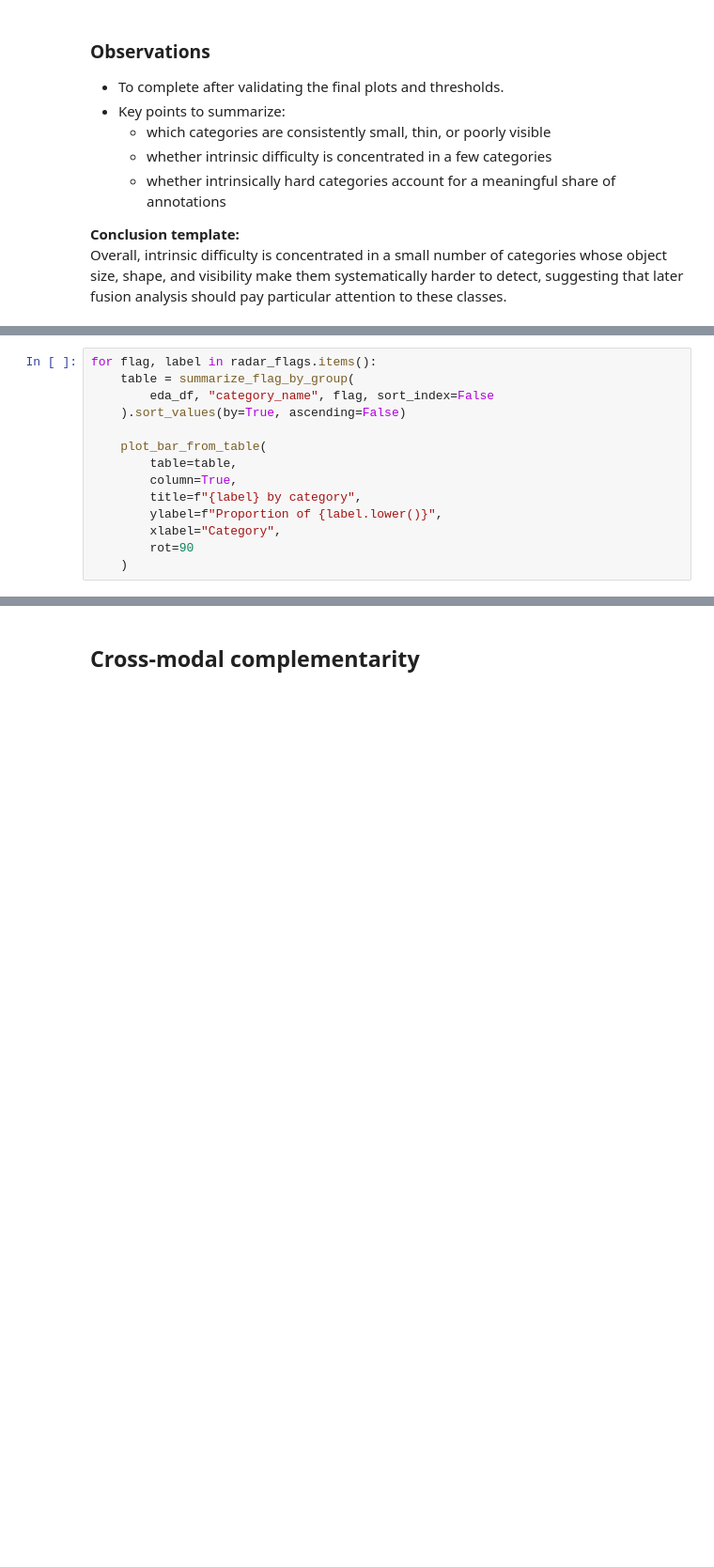
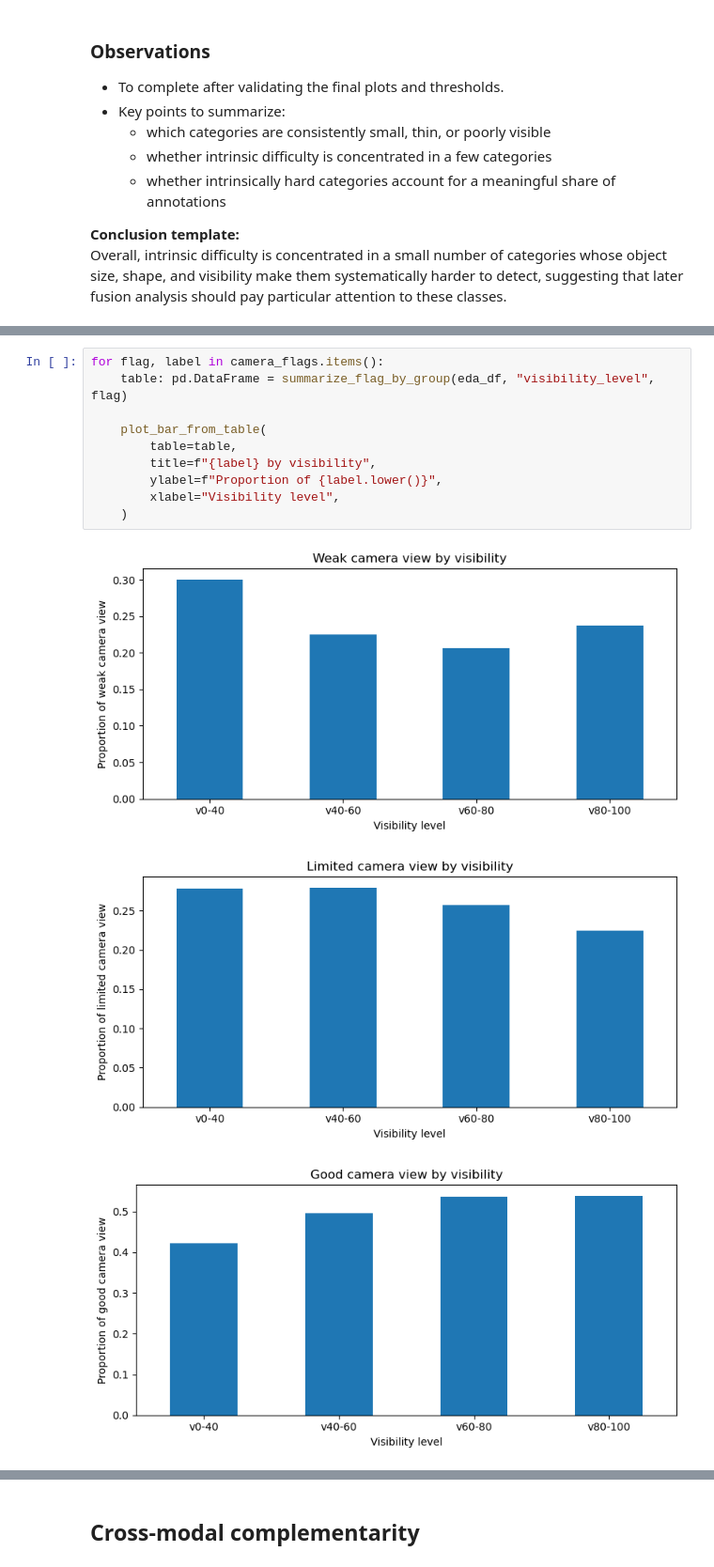
Before and after one commit to darkcyan-ugli-fruit/nuscenes-multimodal-learning, a Jupyter notebook: notebooks/00_EDA.ipynb, the cells around one changed output, grey strips where cells are left out. Shown at 94% size. Saved outputs shown, nothing was run; the diff lists cells and outputs as text; blank space fills up the shorter version.

```diff
--- a/notebooks/00_EDA.ipynb
+++ b/notebooks/00_EDA.ipynb
@@ -1727,14 +1404,0 @@ for flag, label in radar_flags.items():
-# %%
-for flag, label in radar_flags.items():
-    table = summarize_flag_by_group(
-        eda_df, "category_name", flag, sort_index=False
-    ).sort_values(by=True, ascending=False)
-
-    plot_bar_from_table(
-        table=table,
-        column=True,
-        title=f"{label} by category",
-        ylabel=f"Proportion of {label.lower()}",
-        xlabel="Category",
-        rot=90
-    )
@@ -1862,0 +1529,14 @@ Overall, sensor reliability is strongly regime-dependent: camera is typically st
+# %%
+for flag, label in camera_flags.items():
+    table: pd.DataFrame = summarize_flag_by_group(eda_df, "visibility_level", flag)
+
+    plot_bar_from_table(
+        table=table,
+        title=f"{label} by visibility",
+        ylabel=f"Proportion of {label.lower()}",
+        xlabel="Visibility level",
+    )
+# %% [output]
+[figure, added]
+[figure, added]
+[figure, added]
```
Also changed, not shown: parts of 90 cells of this notebook.
